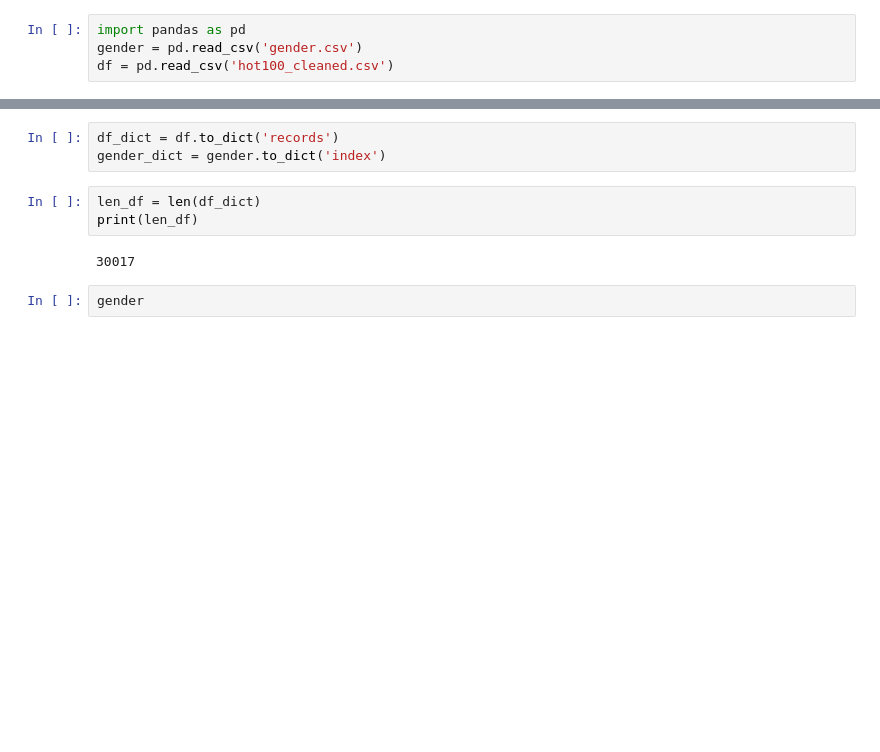
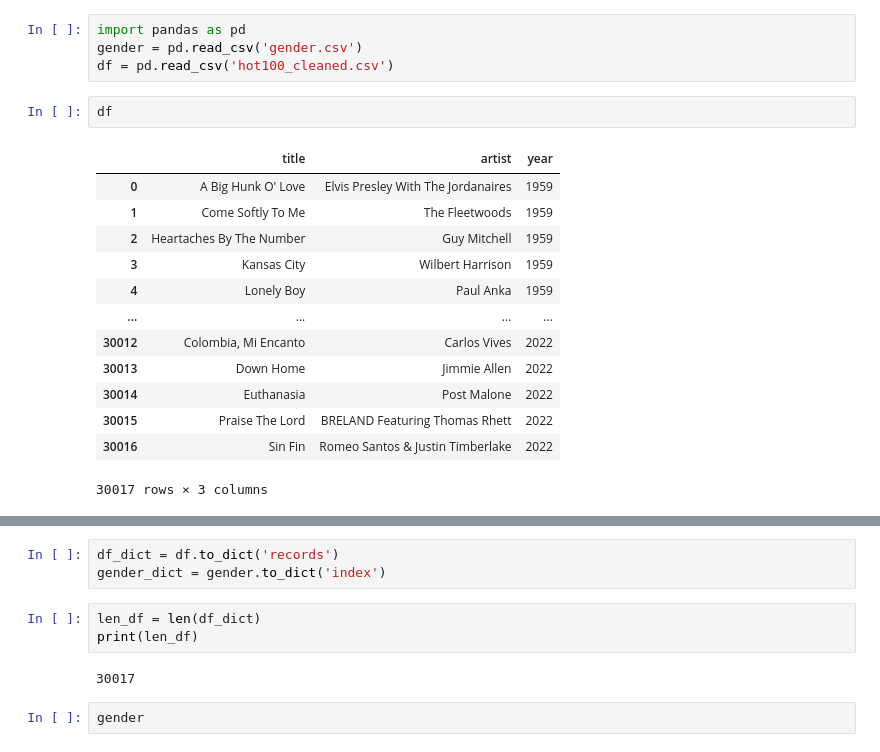
Before and after one commit to JapneetSingh5/HSL384-Project, a Jupyter notebook: Untitled.ipynb, the cells around one changed output, grey strips where cells are left out. Drawn from its saved outputs; the diff is of its cells as text; blank space fills up the shorter version.

```diff
--- a/Untitled.ipynb
+++ b/Untitled.ipynb
@@ -2,3 +2,19 @@
 import pandas as pd
 gender = pd.read_csv('gender.csv')
 df = pd.read_csv('hot100_cleaned.csv')
+# %%
+df
+# %% [output]
+|  | title | artist | year |
+| 0 | A Big Hunk O' Love | Elvis Presley With The Jordanaires | 1959 |
+| 1 | Come Softly To Me | The Fleetwoods | 1959 |
+| 2 | Heartaches By The Number | Guy Mitchell | 1959 |
+| 3 | Kansas City | Wilbert Harrison | 1959 |
+| 4 | Lonely Boy | Paul Anka | 1959 |
+| ... | ... | ... | ... |
+| 30012 | Colombia, Mi Encanto | Carlos Vives | 2022 |
+| 30013 | Down Home | Jimmie Allen | 2022 |
+| 30014 | Euthanasia | Post Malone | 2022 |
+| 30015 | Praise The Lord | BRELAND Featuring Thomas Rhett | 2022 |
+| 30016 | Sin Fin | Romeo Santos & Justin Timberlake | 2022 |
+30017 rows × 3 columns
```
Also changed, not shown: parts of 6 cells of this notebook, 23 other files.
